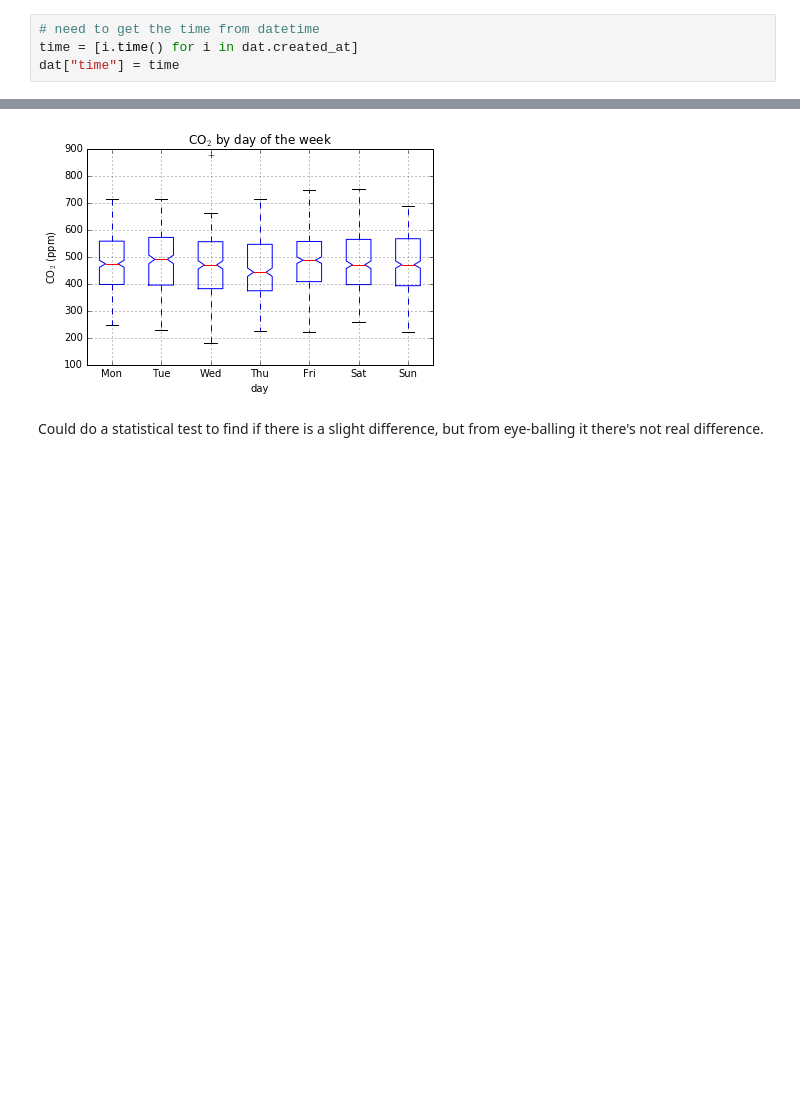
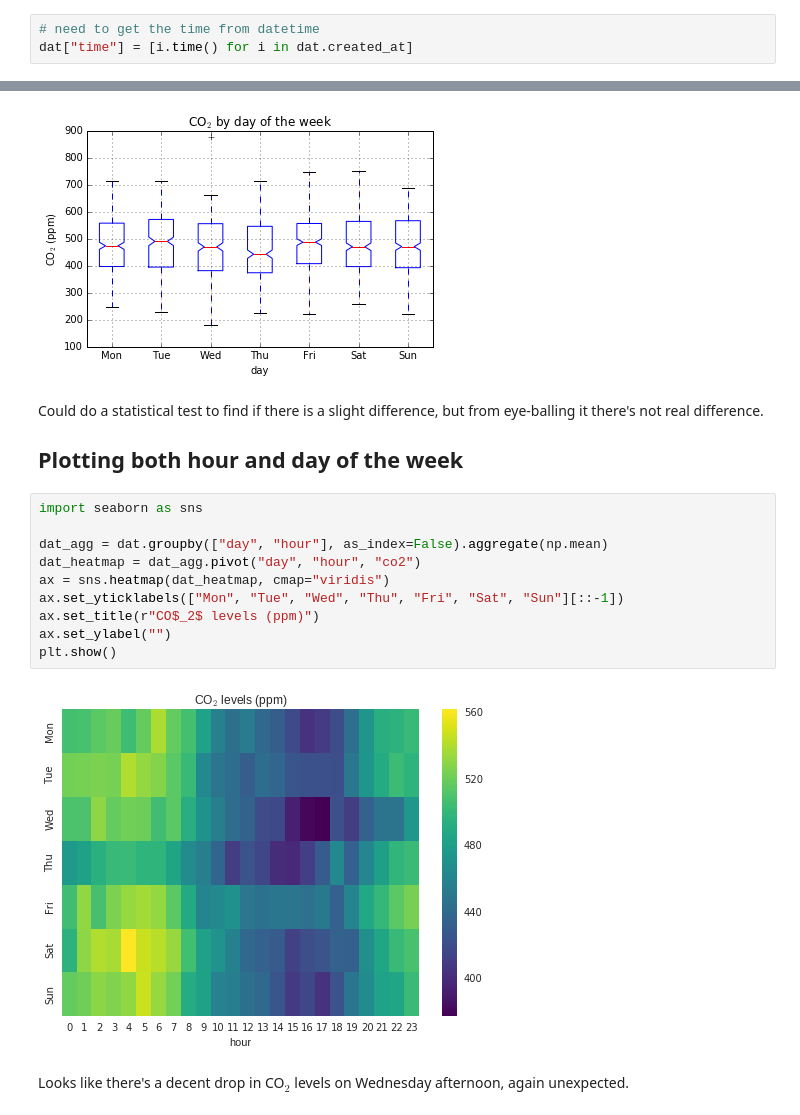
Before and after one commit to Swarchal/notebooks, a Jupyter notebook: co2_levels_summerhall-censored.ipynb, the cells around one changed output, grey strips where cells are left out. Saved outputs shown, nothing was run; the diff lists cells and outputs as text; blank space fills up the shorter version.

```diff
--- a/co2_levels_summerhall-censored.ipynb
+++ b/co2_levels_summerhall-censored.ipynb
@@ -123,6 +127,5 @@ Looks like there's a big gap in recordings from mid July to mid August.
 ## Does time of day impact CO$_2$ levels?
 # %%
 # need to get the time from datetime
-time = [i.time() for i in dat.created_at]
-dat["time"] = time
+dat["time"] = [i.time() for i in dat.created_at]
 # %%
@@ -153,3 +157,19 @@ plt.show()
 [figure]
 # %% [markdown]
 Could do a statistical test to find if there is a slight difference, but from eye-balling it there's not real difference.
+
+## Plotting both hour and day of the week
+# %%
+import seaborn as sns
+
+dat_agg = dat.groupby(["day", "hour"], as_index=False).aggregate(np.mean)
+dat_heatmap = dat_agg.pivot("day", "hour", "co2")
+ax = sns.heatmap(dat_heatmap, cmap="viridis")
+ax.set_yticklabels(["Mon", "Tue", "Wed", "Thu", "Fri", "Sat", "Sun"][::-1])
+ax.set_title(r"CO$_2$ levels (ppm)")
+ax.set_ylabel("")
+plt.show()
+# %% [output]
+[figure, added]
+# %% [markdown]
+Looks like there's a decent drop in CO$_2$ levels on Wednesday afternoon, again unexpected.
```
Also changed, not shown: parts of 3 cells of this notebook.
